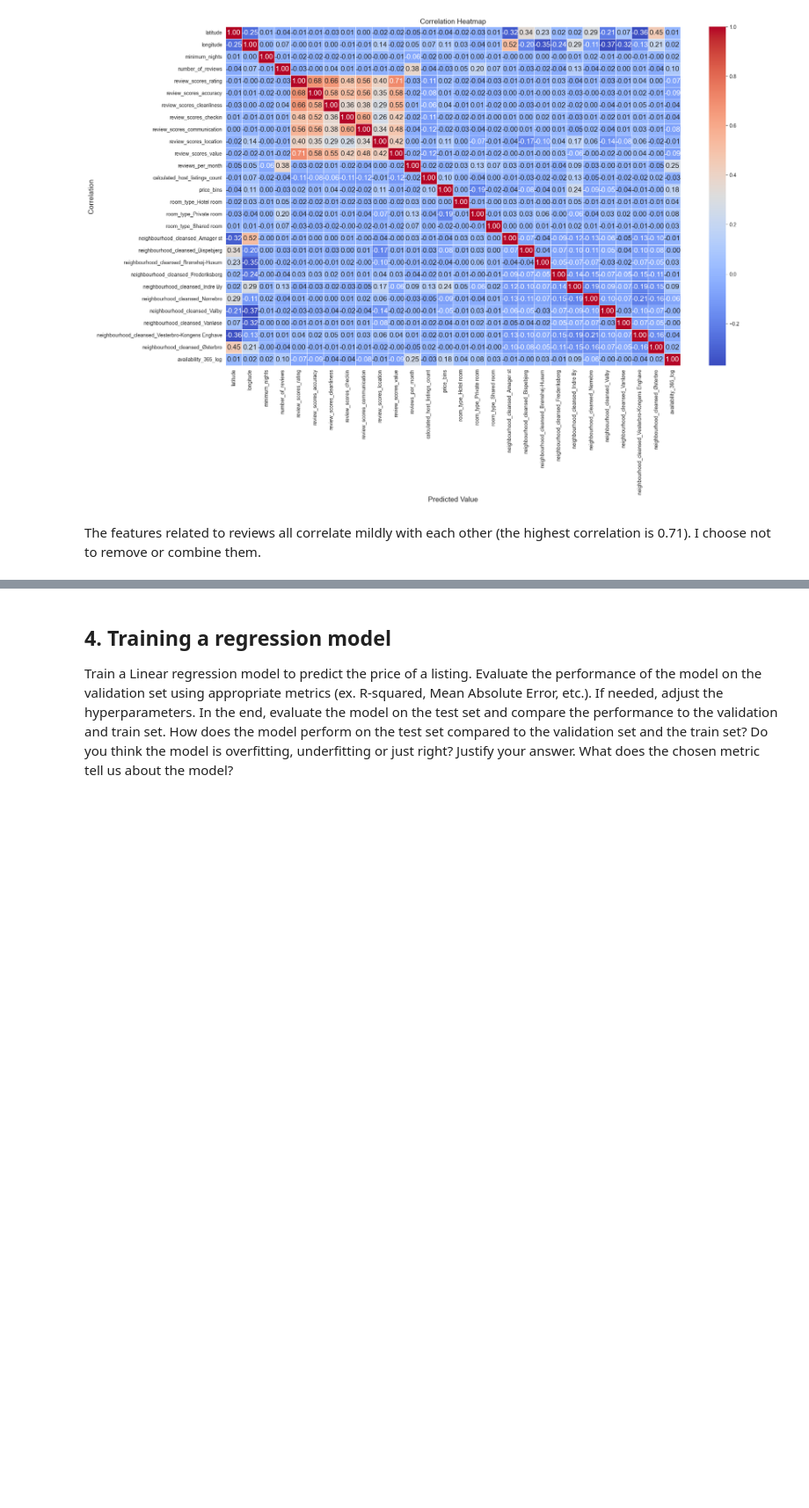
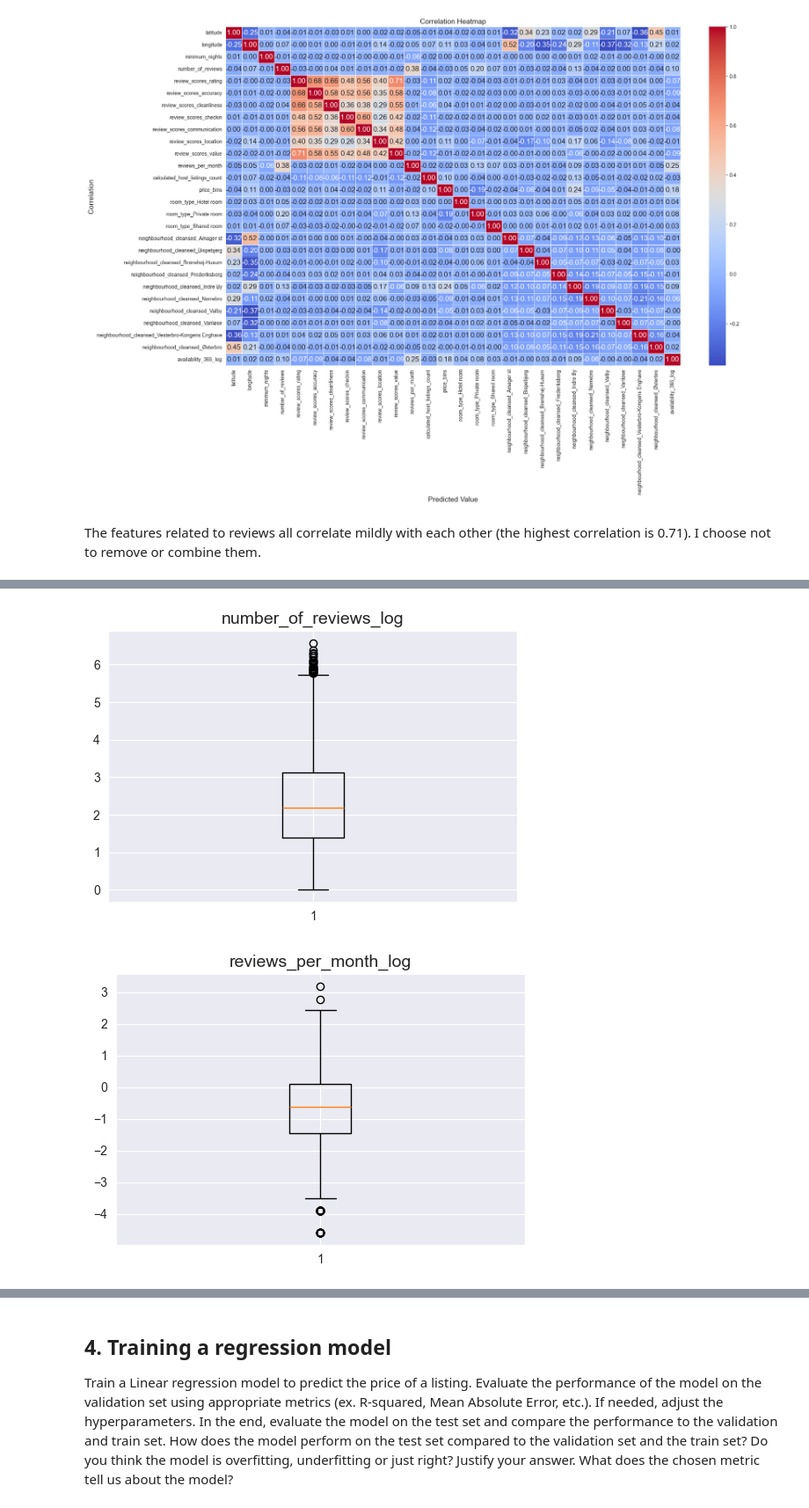
Before and after one commit to 304125/MAL1_S26, a Jupyter notebook: 04_Data_Preparation/exercise/Copenhagen AirBnB (solution).ipynb, the cells around one changed output, grey strips where cells are left out. Shown at 88% size. Cells and saved outputs as stored; diff of their text form; code cells hidden in the pictures; blank space fills up the shorter version.

```diff
--- a/04_Data_Preparation/exercise/Copenhagen AirBnB (solution).ipynb
+++ b/04_Data_Preparation/exercise/Copenhagen AirBnB (solution).ipynb
@@ -422,0 +499,23 @@ The features related to reviews all correlate mildly with each other (the highes
+# %%
+# apart from binary columns (one-hot encoded)
+# right-skewed: number_of_reviews, reviews_per_month (apply log x)
+# left-skewed: review_scores_rating (apply x^2)
+
+right_skewed = ["number_of_reviews", "reviews_per_month"]
+for column in right_skewed:
+    new_name = column + "_log"
+    X_train_val[new_name] = X_train_val[column].apply(lambda x: np.log(x))
+    X_train_val.drop(column, axis='columns', inplace=True)
+
+    # do the same to test set
+    X_test[new_name] = X_test[column].apply(lambda x: np.log(x))
+    X_test.drop(column, axis='columns', inplace=True)
+
+    # box plot after log transformation
+    plt.figure(figsize=(6, 4))
+    plt.boxplot(X_train_val[new_name], showfliers=True)
+    plt.title(new_name)
+    plt.show()
+# %% [output]
+[figure, added]
+[figure, added]
```
Also changed, not shown: parts of 22 cells of this notebook.
